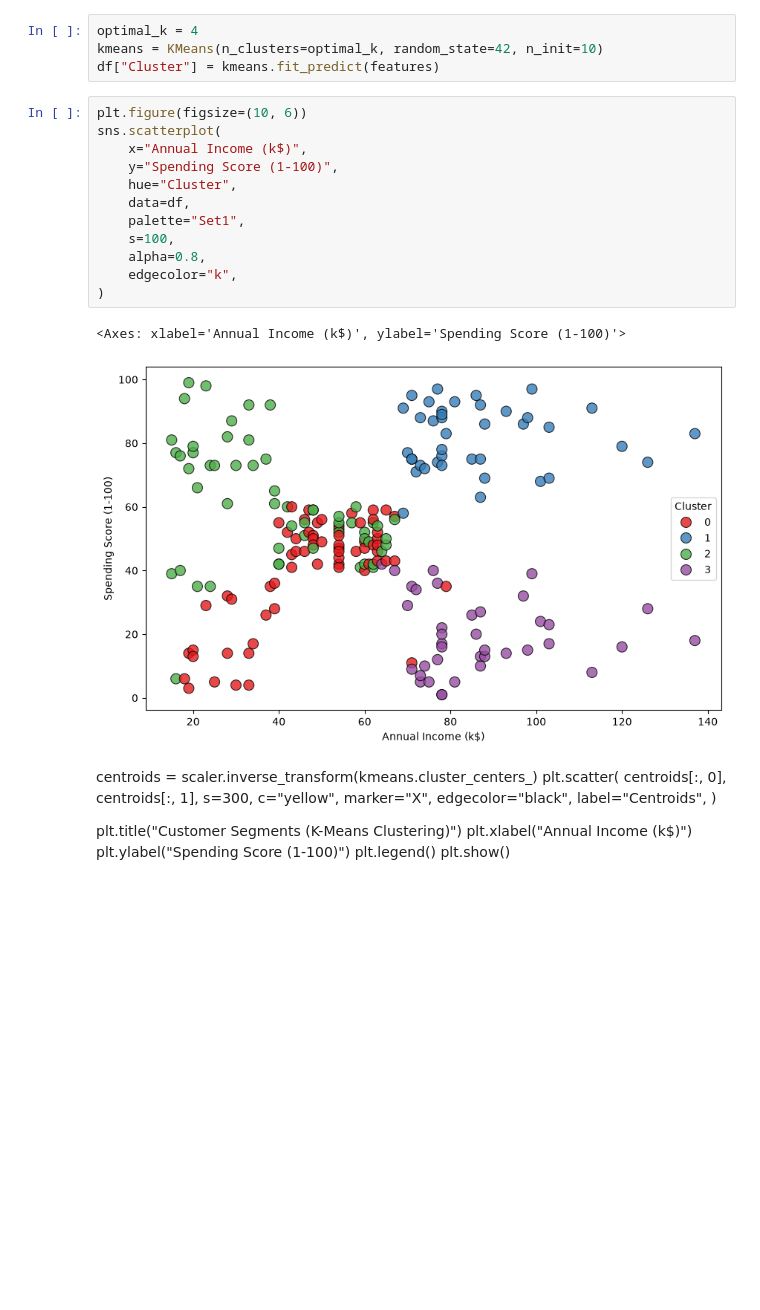
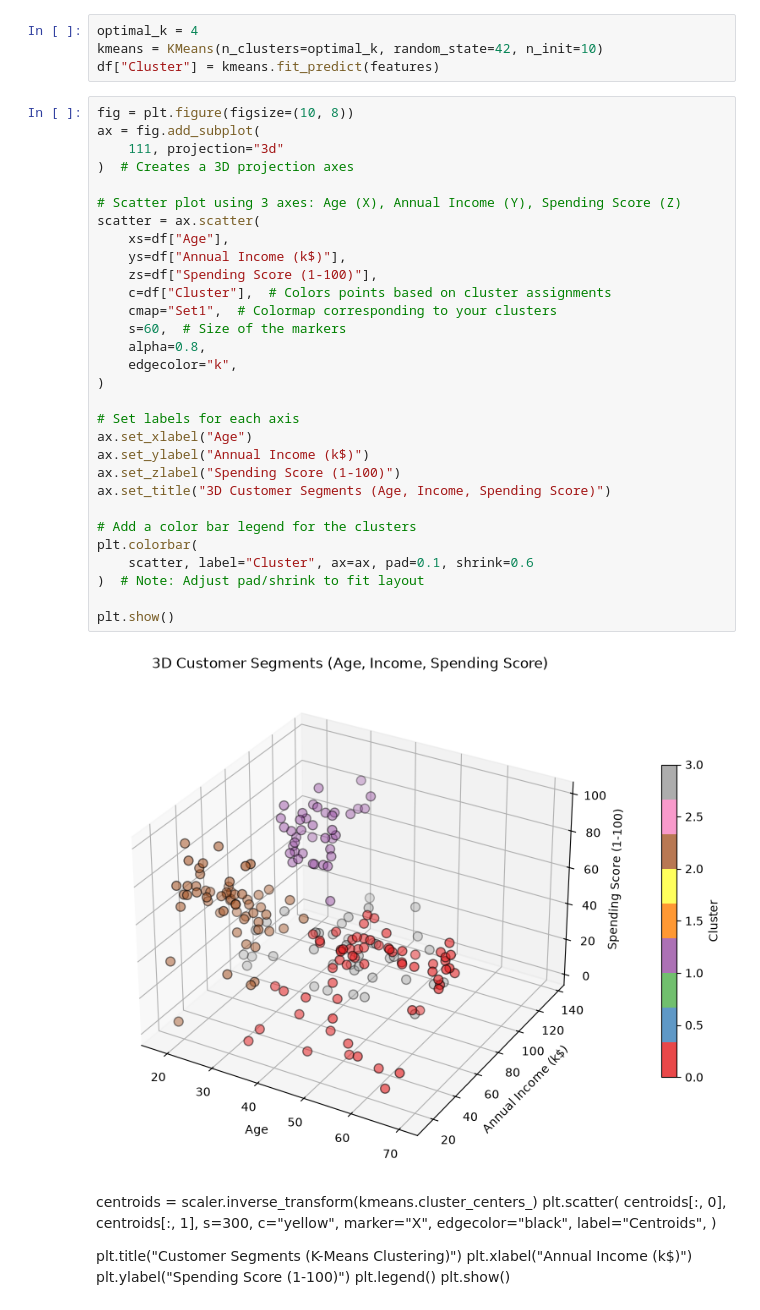
Before and after one commit to Gitey007/HCL-Projects, a Jupyter notebook: K-MeanClustering--1/clustering.ipynb, the cells around one changed output. Drawn from its saved outputs; the diff is of its cells as text; blank space fills up the shorter version.

```diff
--- a/K-MeanClustering--1/clustering.ipynb
+++ b/K-MeanClustering--1/clustering.ipynb
@@ -57,20 +57,37 @@ optimal_k = 4
 kmeans = KMeans(n_clusters=optimal_k, random_state=42, n_init=10)
 df["Cluster"] = kmeans.fit_predict(features)
 # %%
-plt.figure(figsize=(10, 6))
-sns.scatterplot(
-    x="Annual Income (k$)",
-    y="Spending Score (1-100)",
-    hue="Cluster",
-    data=df,
-    palette="Set1",
-    s=100,
+fig = plt.figure(figsize=(10, 8))
+ax = fig.add_subplot(
+    111, projection="3d"
+)  # Creates a 3D projection axes
+
+# Scatter plot using 3 axes: Age (X), Annual Income (Y), Spending Score (Z)
+scatter = ax.scatter(
+    xs=df["Age"],
+    ys=df["Annual Income (k$)"],
+    zs=df["Spending Score (1-100)"],
+    c=df["Cluster"],  # Colors points based on cluster assignments
+    cmap="Set1",  # Colormap corresponding to your clusters
+    s=60,  # Size of the markers
     alpha=0.8,
     edgecolor="k",
 )
+
+# Set labels for each axis
+ax.set_xlabel("Age")
+ax.set_ylabel("Annual Income (k$)")
+ax.set_zlabel("Spending Score (1-100)")
+ax.set_title("3D Customer Segments (Age, Income, Spending Score)")
+
+# Add a color bar legend for the clusters
+plt.colorbar(
+    scatter, label="Cluster", ax=ax, pad=0.1, shrink=0.6
+)  # Note: Adjust pad/shrink to fit layout
+
+plt.show()
 # %% [output]
-<Axes: xlabel='Annual Income (k$)', ylabel='Spending Score (1-100)'>
-[figure, old version]
+[figure, new version]
 # %% [markdown]
 centroids = scaler.inverse_transform(kmeans.cluster_centers_)
 plt.scatter(
```
